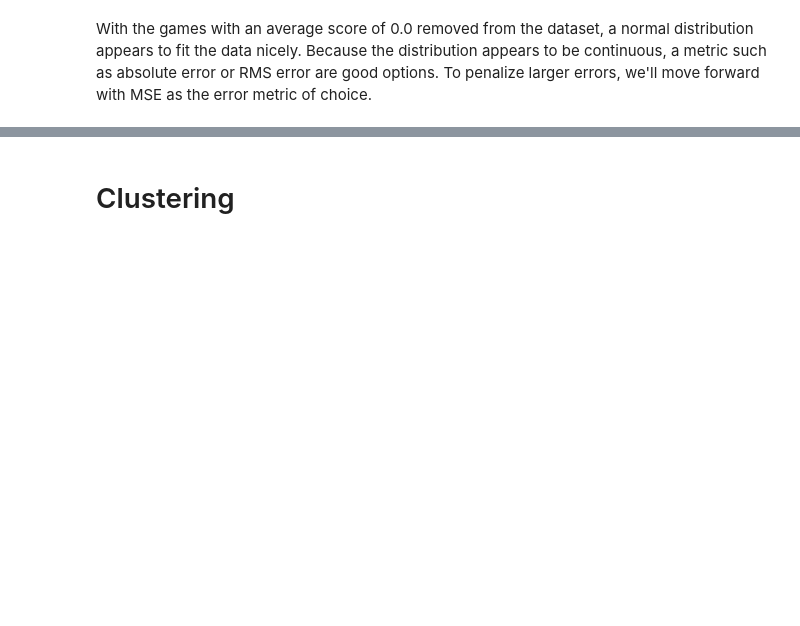
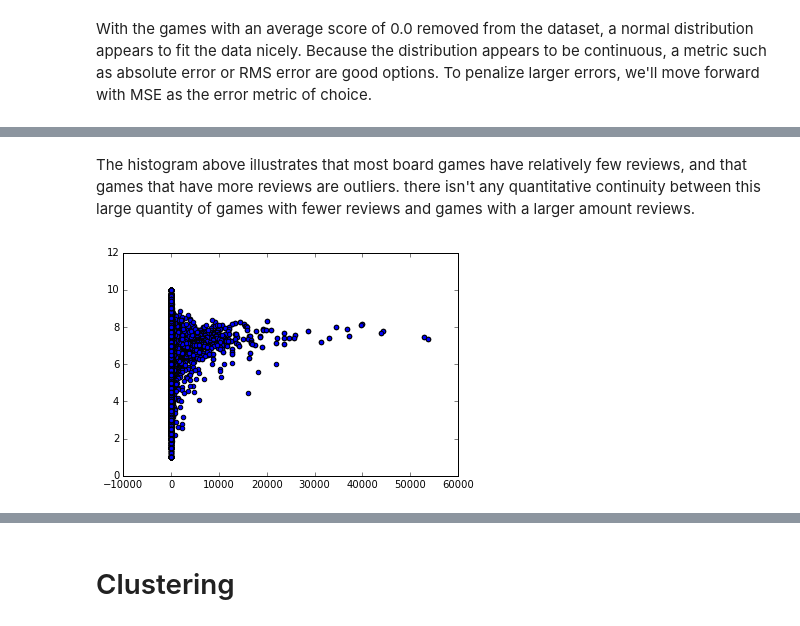
Before and after one commit to topocount/datascience, a Jupyter notebook: introProjects/board_game_reviews/Basics.ipynb, the cells around one changed output, grey strips where cells are left out. Saved outputs shown, nothing was run; the diff lists cells and outputs as text; code cells hidden in the pictures; blank space fills up the shorter version.

```diff
--- a/introProjects/board_game_reviews/Basics.ipynb
+++ b/introProjects/board_game_reviews/Basics.ipynb
@@ -43,0 +43,7 @@ bgr['time_range'] = bgr['maxplaytime'] - bgr['minplaytime']
+# %% [markdown]
+The histogram above illustrates that most board games have relatively few reviews, and that games that have more reviews are outliers. there isn't any quantitative continuity between this large quantity of games with fewer reviews and games with a larger amount reviews.
+# %%
+plt.scatter(bgr.users_rated,bgr.average_rating)
+plt.show()
+# %% [output]
+[figure, added]
```
Also changed, not shown: parts of 9 cells of this notebook, 7 other files.
